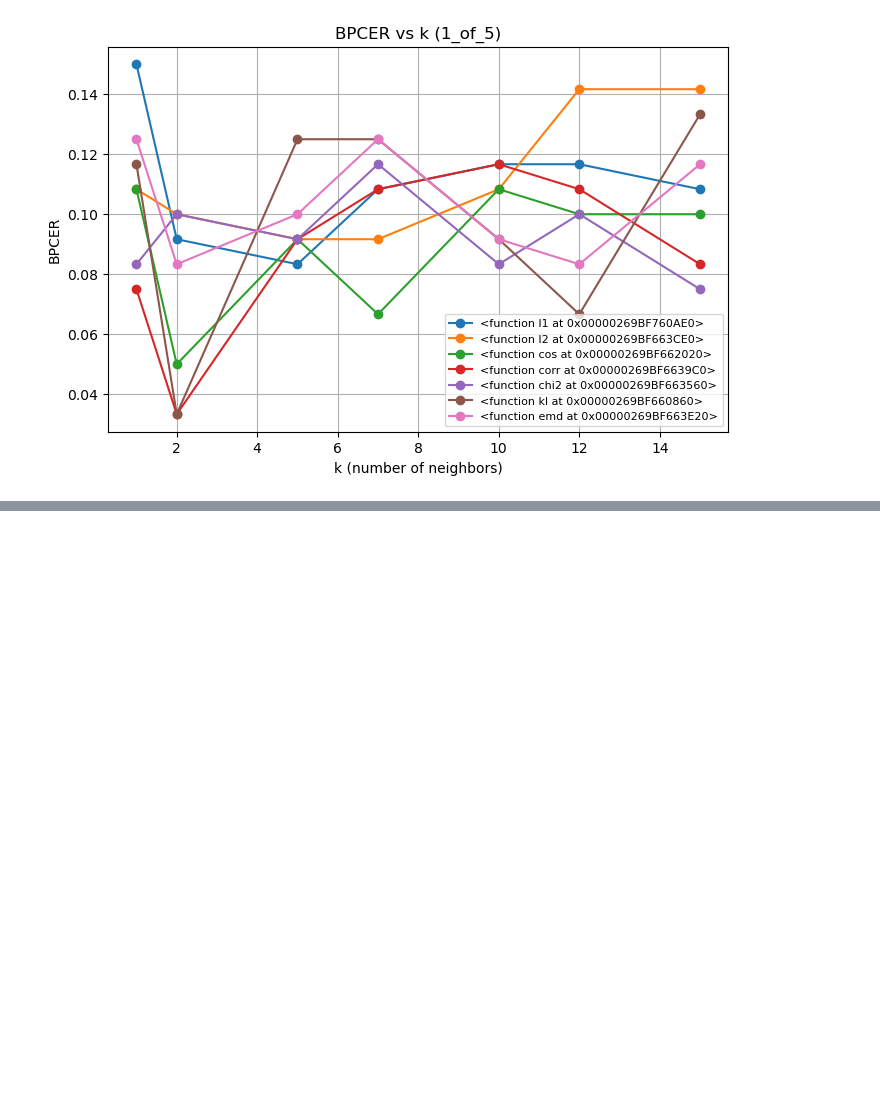
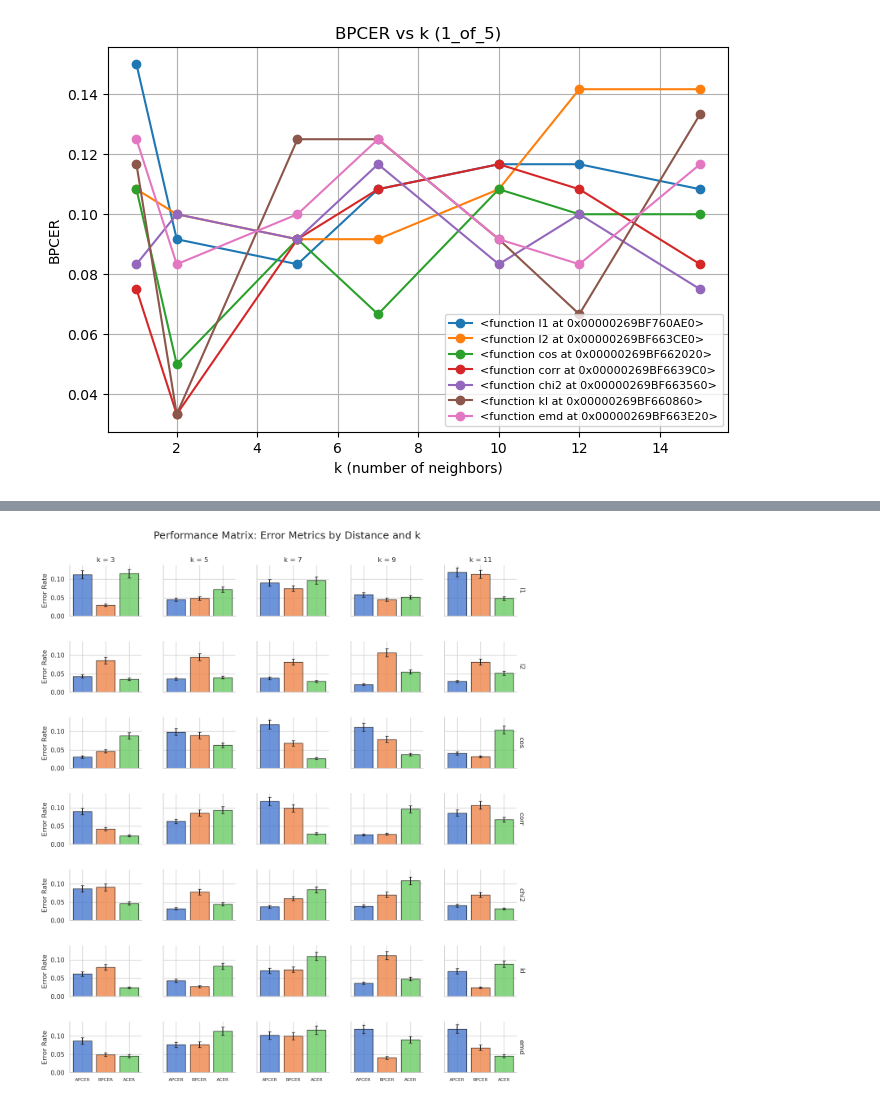
Before and after one commit to Andino20/PAD_LBP_PS-Bildverarbeitung-WS25, a Jupyter notebook: notebooks/LBP.ipynb, the cells around one changed output, grey strips where cells are left out. Saved outputs shown, nothing was run; the diff lists cells and outputs as text; code cells hidden in the pictures; blank space fills up the shorter version.

```diff
--- a/notebooks/LBP.ipynb
+++ b/notebooks/LBP.ipynb
@@ -445,0 +492,72 @@ for rule in rules:
+# %%
+import matplotlib.pyplot as plt
+import seaborn as sns
+import pandas as pd
+import numpy as np
+
+# 1. Setup Data Structure (Replace with your actual data)
+ks = [3, 5, 7, 9, 11]
+distances = ['l1', 'l2', 'cos', 'corr', 'chi2', 'kl', 'emd']
+metrics = ['APCER', 'BPCER', 'ACER']
+
+data_list = []
+for d in distances:
+    for k in ks:
+        for m in metrics:
+            # Replace these with your actual Mean and Std values
+            mean_val = np.random.uniform(0.02, 0.12)
+            std_val = mean_val * 0.1
+            data_list.append({
+                'Distance': d, 'k': k, 'Metric': m,
+                'Mean': mean_val, 'Std': std_val
+            })
+
+df = pd.DataFrame(data_list)
+
+# 2. Setup Plotting Environment
+sns.set_theme(style="whitegrid")
+
+# Create the FacetGrid: rows=Distance, cols=k
+g = sns.FacetGrid(
+    df,
+    row="Distance",
+    col="k",
+    margin_titles=True,
+    height=2.0,
+    aspect=1.2,
+    sharey=True # Important for comparing magnitude across the grid
+)
+
+# 3. Define the custom bar plot function
+def custom_barplot(data, **kwargs):
+    ax = plt.gca()
+    # Ensure order is always APCER, BPCER, ACER
+    ordered_data = data.set_index('Metric').reindex(['APCER', 'BPCER', 'ACER']).reset_index()
+
+    metrics_labels = ordered_data['Metric'].tolist()
+    means = ordered_data['Mean'].tolist()
+    stds = ordered_data['Std'].tolist()
+
+    # Define colors for the 3 bars
+    colors = sns.color_palette("muted", n_colors=3)
+
+    # Plot bars with error bars
+    ax.bar(metrics_labels, means, yerr=stds, color=colors, capsize=3, edgecolor='black', alpha=0.8)
+
+    # Make X-labels small to fit
+    ax.tick_params(axis='x', labelsize=8)
+
+# Map the function
+g.map_dataframe(custom_barplot)
+
+# 4. Final Styling
+g.set_axis_labels("", "Error Rate")
+g.set_titles(row_template="{row_name}", col_template="k = {col_name}")
+
+plt.subplots_adjust(top=0.92, hspace=0.5, wspace=0.3)
+g.fig.suptitle('Performance Matrix: Error Metrics by Distance and k', fontsize=18)
+
+plt.savefig('error_matrix_bars.png', dpi=300, bbox_inches='tight')
+plt.show()
+# %% [output]
+[figure, added]
```
Also changed, not shown: parts of 7 cells of this notebook, 3 other files.
